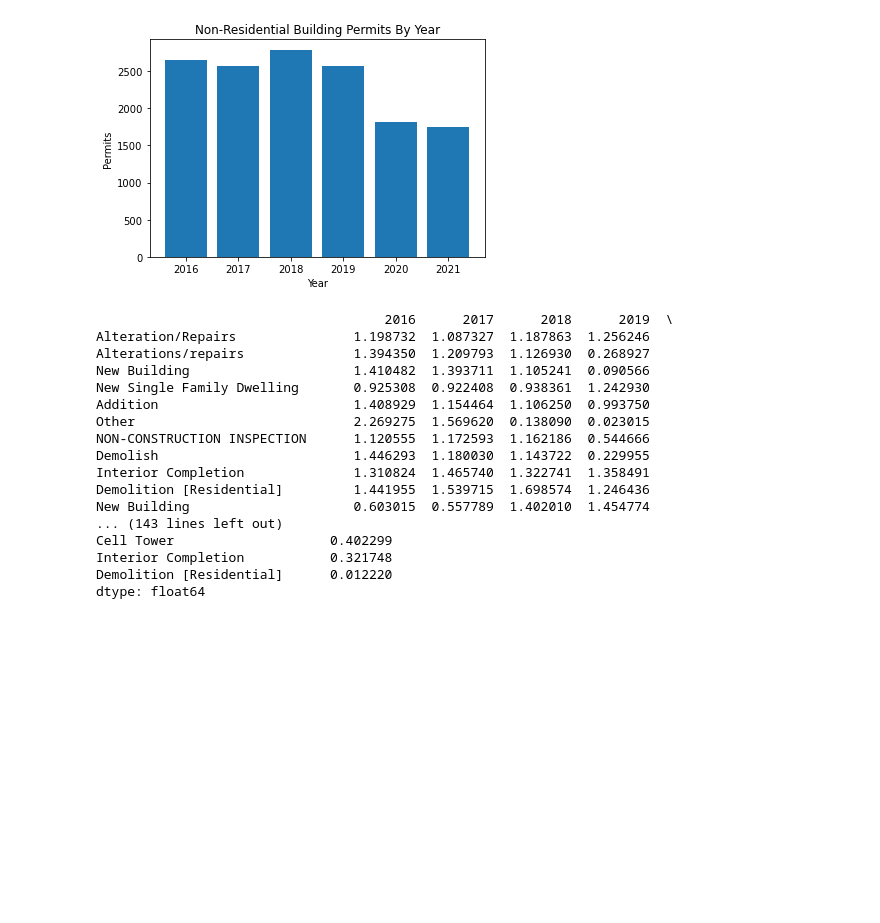
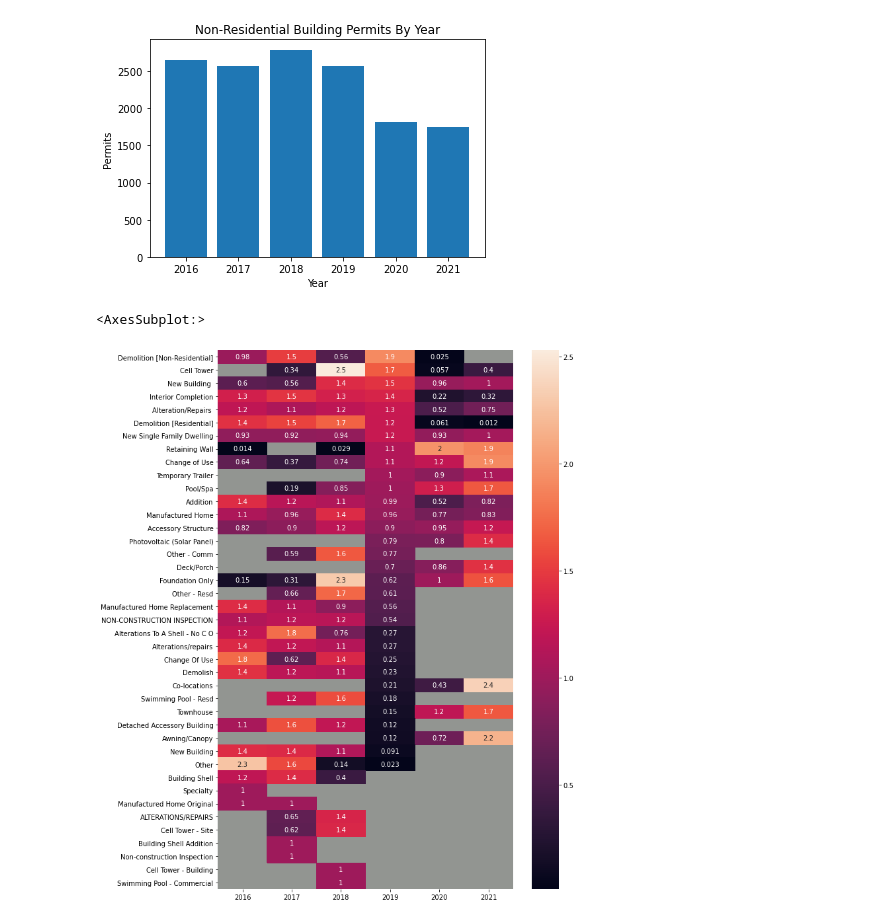
Before and after one commit to FrankCJones/RaleighBuildingPermits, a Jupyter notebook: RaleighBuildingPermits.ipynb, the cells around one changed output. Saved outputs shown, nothing was run; the diff lists cells and outputs as text; code cells hidden in the pictures; blank space fills up the shorter version.

Commit message:
Visualization comparing work classification pre and post-pandemic

```diff
--- a/RaleighBuildingPermits.ipynb
+++ b/RaleighBuildingPermits.ipynb
@@ -164,36 +165,29 @@ plt.show()
 # %% [output]
 [figure]
 # %%
-# Exploring the work classifications to find changes related to the pandemic.
+'''
+Pandemic related changes in work classifications using 2019 as the diciding line
+between pre and post-pandemic construction projects.
+'''
 
-test = pd.concat([issued2016['workclass'].value_counts(),
+# Create a dataframe with the value countes for each of the work classifications by
+# year with a column containing the mean for each classification.
+
+classifications = pd.concat([issued2016['workclass'].value_counts(),
                  issued2017['workclass'].value_counts(),
                  issued2018['workclass'].value_counts(),
                  issued2019['workclass'].value_counts(),
                  issued2020['workclass'].value_counts(),
                  issued2021['workclass'].value_counts()], axis=1)
-test.columns = years
-test['mean'] = test.mean(axis=1)
+classifications.columns = years
+classifications['mean'] = classifications.mean(axis=1)
+#print(test)
 
-print(test[years].div(test['mean'], axis=0))
-print((test['2019'] / test['mean']).dropna().sort_values(ascending=False))
-print((test['2020'] / test['mean']).dropna().sort_values(ascending=False))
-print((test['2021'] / test['mean']).dropna().sort_values(ascending=False))
+a = classifications[years].div(classifications['mean'], axis=0)
+a = a.sort_values(by=['2019'], ascending=False)
+fig, ax = plt.subplots(figsize=(10, 15))
+ax.set_facecolor('xkcd:grey')
+sns.heatmap(ax=ax, data=a, annot=True)
 # %% [output]
-                                     2016      2017      2018      2019  \
-Alteration/Repairs               1.198732  1.087327  1.187863  1.256246
-Alterations/repairs              1.394350  1.209793  1.126930  0.268927
-New Building                     1.410482  1.393711  1.105241  0.090566
-New Single Family Dwelling       0.925308  0.922408  0.938361  1.242930
-Addition                         1.408929  1.154464  1.106250  0.993750
-Other                            2.269275  1.569620  0.138090  0.023015
-NON-CONSTRUCTION INSPECTION      1.120555  1.172593  1.162186  0.544666
-Demolish                         1.446293  1.180030  1.143722  0.229955
-Interior Completion              1.310824  1.465740  1.322741  1.358491
-Demolition [Residential]         1.441955  1.539715  1.698574  1.246436
-New Building                     0.603015  0.557789  1.402010  1.454774
-... (143 lines left out)
-Cell Tower                    0.402299
-Interior Completion           0.321748
-Demolition [Residential]      0.012220
-dtype: float64
+<AxesSubplot:>
+[figure, added]
```
Also changed, not shown: parts of 1 cell of this notebook.
